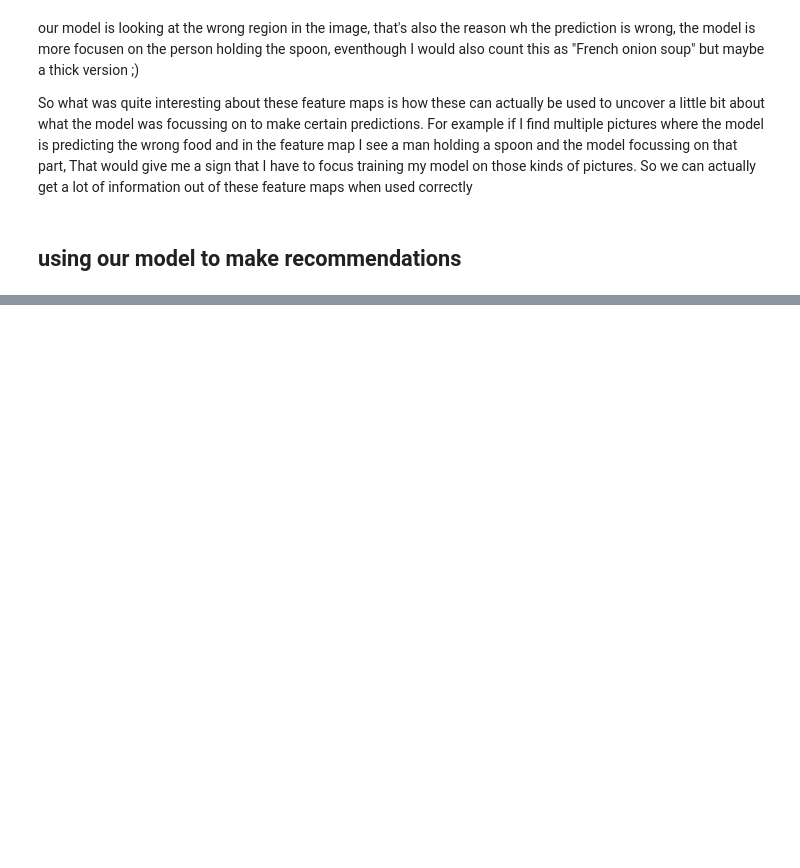
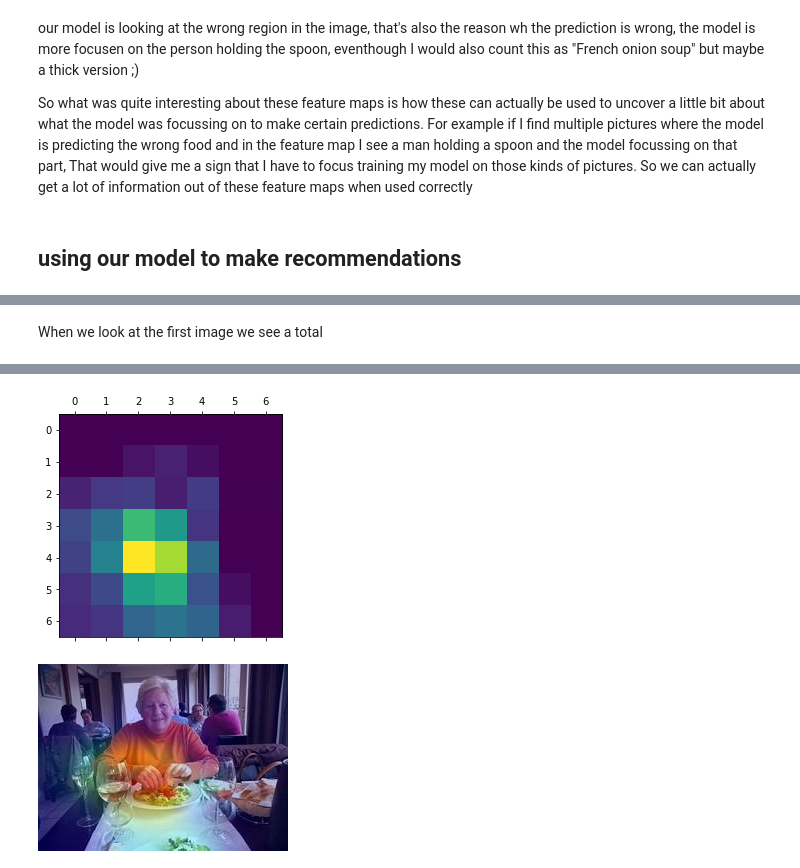
Before and after one commit to hikmatelhaj/machine-learning-project, a Jupyter notebook: sprint3/transfer-learning-different-configurations.ipynb, the cells around one changed output, grey strips where cells are left out. Drawn from its saved outputs; the diff is of its cells as text; code cells hidden in the pictures; blank space fills up the shorter version.

```diff
--- a/sprint3/transfer-learning-different-configurations.ipynb
+++ b/sprint3/transfer-learning-different-configurations.ipynb
@@ -1094,0 +1193,21 @@ preds=np.argmax(preds,axis=1)
+# %% [markdown]
+When we look at the first image we see a total
+# %%
+img_size=(img_height,img_width,3)
+img_path= img_folder + '/' + file_names[0]
+img_array = get_img_array(img_path, size=img_size)
+
+
+
+# Print what the top predicted class is
+predictions = model_TL_complex_finetune_full.predict(img_array)
+print("Predicted:", class_names[np.argmax(predictions, axis=1)[0]])
+
+# Generate class activation heatmap
+heatmap = make_gradcam_heatmap(img_array, model_TL_complex_finetune_full, "top_conv")
+
+# Display heatmap
+plt.matshow(heatmap)
+plt.show()
+save_and_display_gradcam(img_path, heatmap)
+# %% [output]
@@ -1095,3 +1216,5 @@ preds=np.argmax(preds,axis=1)
+[figure, added]
+[figure, added]
 # %%
 plt.figure(figsize=(8, 15))
 
```
Also changed, not shown: parts of 20 cells of this notebook.
